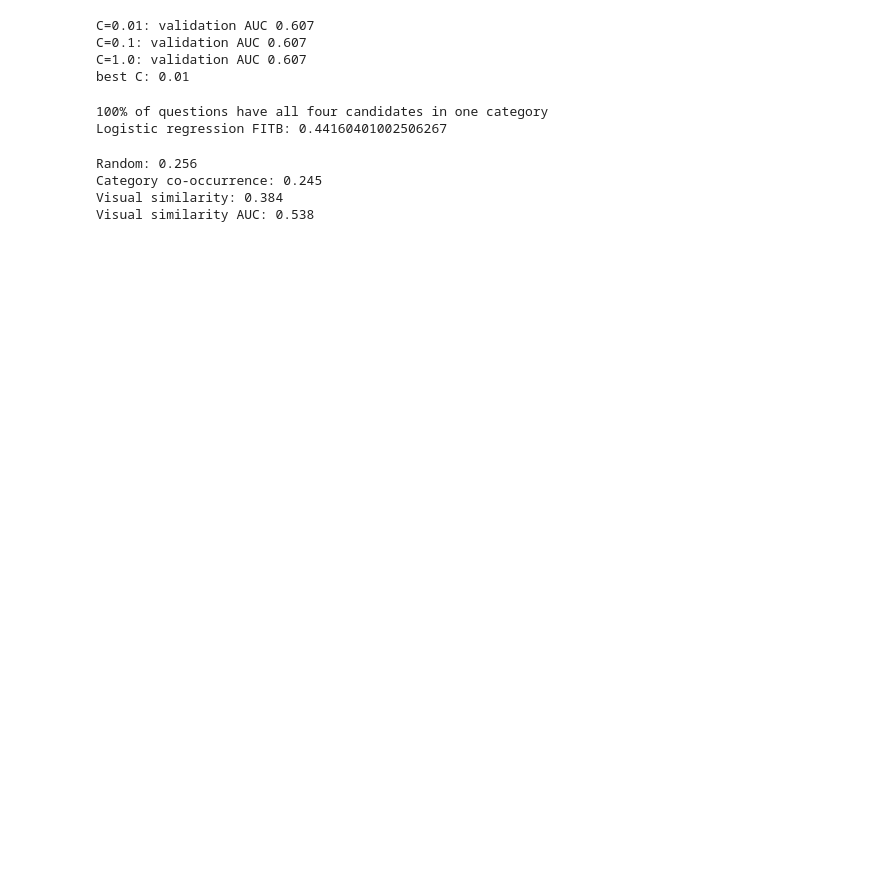
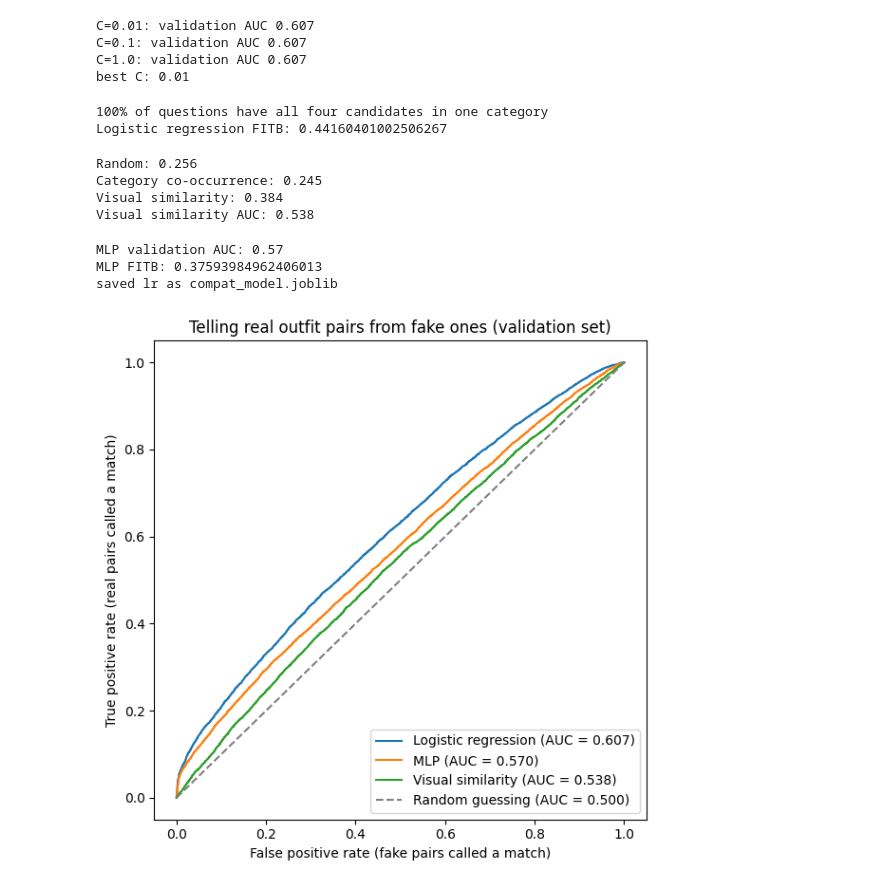
Before and after one commit to samahorro/Closet-Compatibility-Recommender, a Jupyter notebook: notebooks/02_compatibility_model.ipynb, the cells around one changed output. Saved outputs shown, nothing was run; the diff lists cells and outputs as text; code cells hidden in the pictures; blank space fills up the shorter version.

Commit message:
Add report figures: ROC curves, similar vs compatible, fill-in-the-blank examples

```diff
--- a/notebooks/02_compatibility_model.ipynb
+++ b/notebooks/02_compatibility_model.ipynb
@@ -206,3 +214,53 @@ Random: 0.256
 Category co-occurrence: 0.245
 Visual similarity: 0.384
 Visual similarity AUC: 0.538
+# %%
+# Step 8: Try a small neural netowrk (MLP)
+from sklearn.neural_network import MLPClassifier
+
+sample = np.random.default_rng(0).choice(len(X_train), size=min(60000, len(X_train)), replace=False)
+mlp_model = make_pipeline(StandardScaler(),
+                          MLPClassifier(hidden_layer_sizes=(128, 64), early_stopping=True,
+                                        max_iter=300, random_state=42))
+mlp_model.fit(X_train[sample], y_train[sample])
+print('MLP validation AUC:', round(roc_auc_score(y_valid, mlp_model.predict_proba(X_valid)[:, 1]), 3))
+print('MLP FITB:', fitb_accuracy(model_scores(mlp_model)))
+
+best = max([(roc_auc_score(y_valid, m.predict_proba(X_valid)[:, 1]), name, m)
+            for name, m in [('lr', lr_model), ('mlp', mlp_model)]], key=lambda t: t[0])
+joblib.dump(best[2], f'{SHARED}/models/compat_model.joblib')
+print('saved', best[1], 'as compat_model.joblib')
+# %% [output]
+MLP validation AUC: 0.57
+MLP FITB: 0.37593984962406013
+saved lr as compat_model.joblib
+# %%
+import os
+import matplotlib.pyplot as plt
+from sklearn.metrics import roc_curve, roc_auc_score
+
+FIG = f'{SHARED}/figures'
+os.makedirs(FIG, exist_ok=True)                 # a folder in Drive for all report figures
+
+# Each method's score for every validation pair
+lr_scores = lr_model.predict_proba(X_valid)[:, 1]
+mlp_scores = mlp_model.predict_proba(X_valid)[:, 1]
+sim_scores = np.array([IMG[row[a]] @ IMG[row[b]] for a, b in valid_pairs])   # cosine similarity
+
+fig, ax = plt.subplots(figsize=(6, 6))
+for name, scores in [('Logistic regression', lr_scores),
+                     ('MLP', mlp_scores),
+                     ('Visual similarity', sim_scores)]:
+    fpr, tpr, _ = roc_curve(y_valid, scores)    # the two rates at every possible cutoff
+    ax.plot(fpr, tpr, label=f'{name} (AUC = {roc_auc_score(y_valid, scores):.3f})')
+
+ax.plot([0, 1], [0, 1], linestyle='--', color='gray', label='Random guessing (AUC = 0.500)')
+ax.set_xlabel('False positive rate (fake pairs called a match)')
+ax.set_ylabel('True positive rate (real pairs called a match)')
+ax.set_title('Telling real outfit pairs from fake ones (validation set)')
+ax.legend(loc='lower right')
+plt.tight_layout()
+plt.savefig(f'{FIG}/roc_curves.png', dpi=200)   # high resolution for the report and slides
+plt.show()
+# %% [output]
+[figure, added]
```
Also changed, not shown: parts of 5 cells of this notebook.
